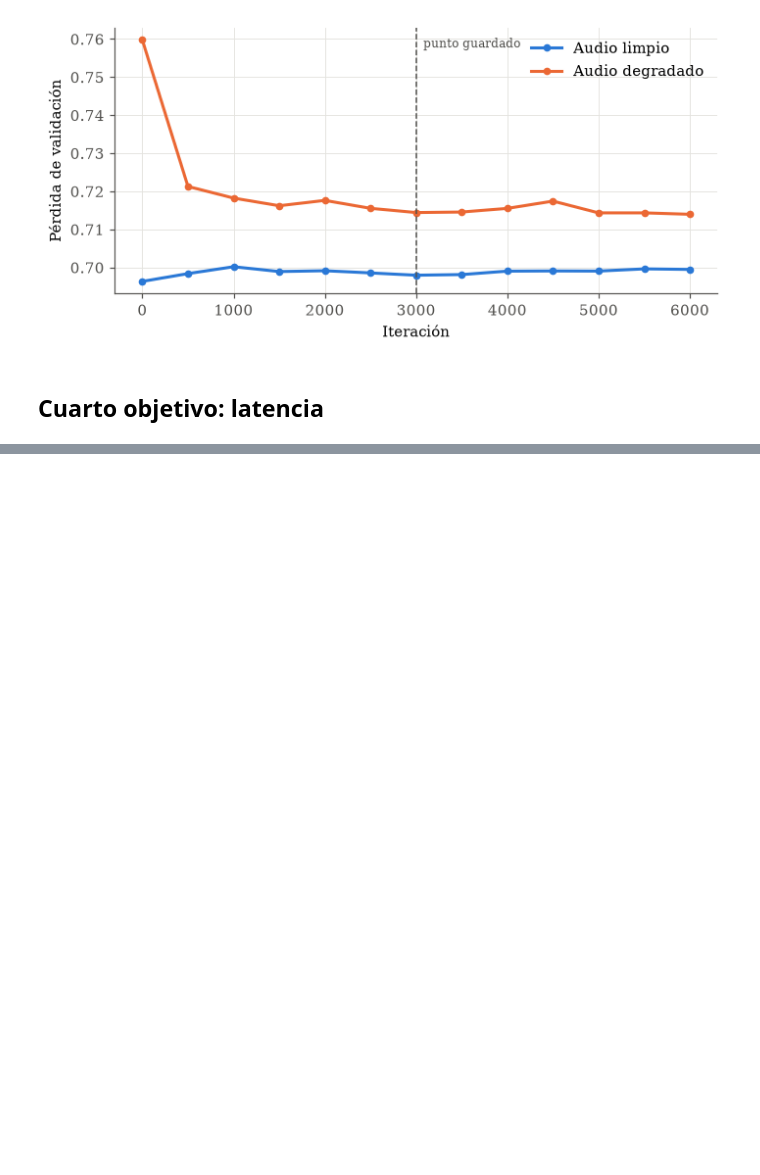
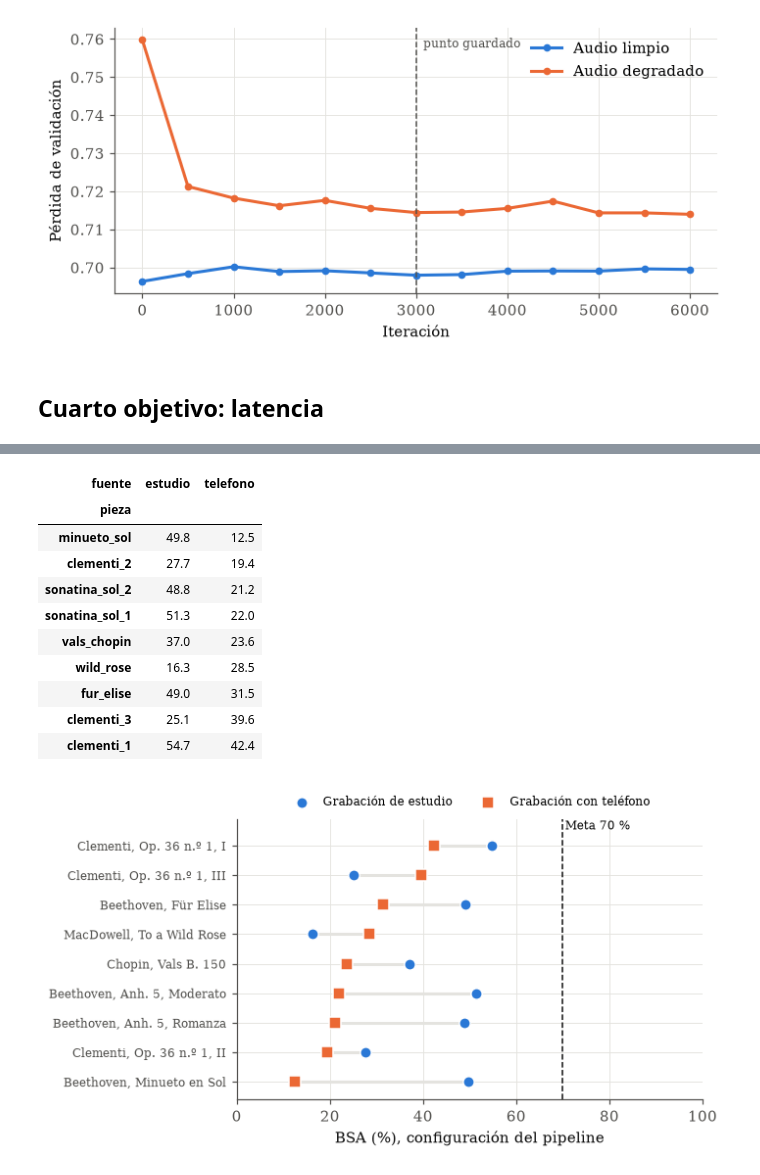
Before and after one commit to G2309/amt-braille-translator, a Jupyter notebook: notebooks/resultados-figuras.ipynb, the cells around one changed output, grey strips where cells are left out. Cells and saved outputs as stored; diff of their text form; code cells hidden in the pictures; blank space fills up the shorter version.

```diff
--- a/notebooks/resultados-figuras.ipynb
+++ b/notebooks/resultados-figuras.ipynb
@@ -174,0 +203,36 @@ if archivo.exists():
+# %%
+par = t[t["configuracion"] == "pipeline"].pivot_table(index="pieza", columns="fuente", values="bsa").mul(100).dropna()
+obras = {"minueto_sol": "Beethoven, Minueto en Sol", "clementi_1": "Clementi, Op. 36 n.º 1, I", "clementi_2": "Clementi, Op. 36 n.º 1, II",
+         "clementi_3": "Clementi, Op. 36 n.º 1, III", "sonatina_sol_1": "Beethoven, Anh. 5, Moderato", "sonatina_sol_2": "Beethoven, Anh. 5, Romanza",
+         "wild_rose": "MacDowell, To a Wild Rose", "fur_elise": "Beethoven, Für Elise", "vals_chopin": "Chopin, Vals B. 150",
+         "stravinsky_valse": "Stravinsky, Valse pour les enfants", "cinq_doigts_1": "Stravinsky, Les Cinq Doigts n.º 1",
+         "cinq_doigts_2": "Stravinsky, Les Cinq Doigts n.º 2", "cinq_doigts_3": "Stravinsky, Les Cinq Doigts n.º 3",
+         **{f"czerny_{k}": f"Czerny, Op. 777 n.º {k}" for k in range(1, 6)}}
+par = par.sort_values("telefono")
+fig, ax = plt.subplots(figsize=(6.5, 3.6))
+for y, (pieza, fila) in enumerate(par.iterrows()):
+    ax.plot([fila["estudio"], fila["telefono"]], [y, y], color=REJILLA, linewidth=2, zorder=1)
+ax.scatter(par["estudio"], range(len(par)), color=AZUL, marker="o", s=55, edgecolor="white", linewidth=1, label="Grabación de estudio", zorder=3)
+ax.scatter(par["telefono"], range(len(par)), color=NARANJA, marker="s", s=55, edgecolor="white", linewidth=1, label="Grabación con teléfono", zorder=3)
+ax.axvline(70, color=TINTA, linestyle="--", linewidth=1)
+ax.text(70.5, len(par) - 0.55, "Meta 70 %", fontsize=8, color=TINTA, va="bottom")
+ax.set_yticks(range(len(par)), [obras[p] for p in par.index], fontsize=8)
+ax.set_xlim(0, 100)
+ax.set_xlabel("BSA (%), configuración del pipeline")
+ax.set_ylim(-0.6, len(par) - 0.1)
+ax.legend(loc="lower center", bbox_to_anchor=(0.5, 1.0), ncols=2, fontsize=8)
+guardar(fig, "og_telefono_vs_estudio")
+par.round(1)
+# %% [output]
+| fuente | estudio | telefono |
+| pieza |  |  |
+| minueto_sol | 49.8 | 12.5 |
+| clementi_2 | 27.7 | 19.4 |
+| sonatina_sol_2 | 48.8 | 21.2 |
+| sonatina_sol_1 | 51.3 | 22.0 |
+| vals_chopin | 37.0 | 23.6 |
+| wild_rose | 16.3 | 28.5 |
+| fur_elise | 49.0 | 31.5 |
+| clementi_3 | 25.1 | 39.6 |
+| clementi_1 | 54.7 | 42.4 |
+[figure, added]
```
Also changed, not shown: parts of 9 cells of this notebook, 45 other files.
